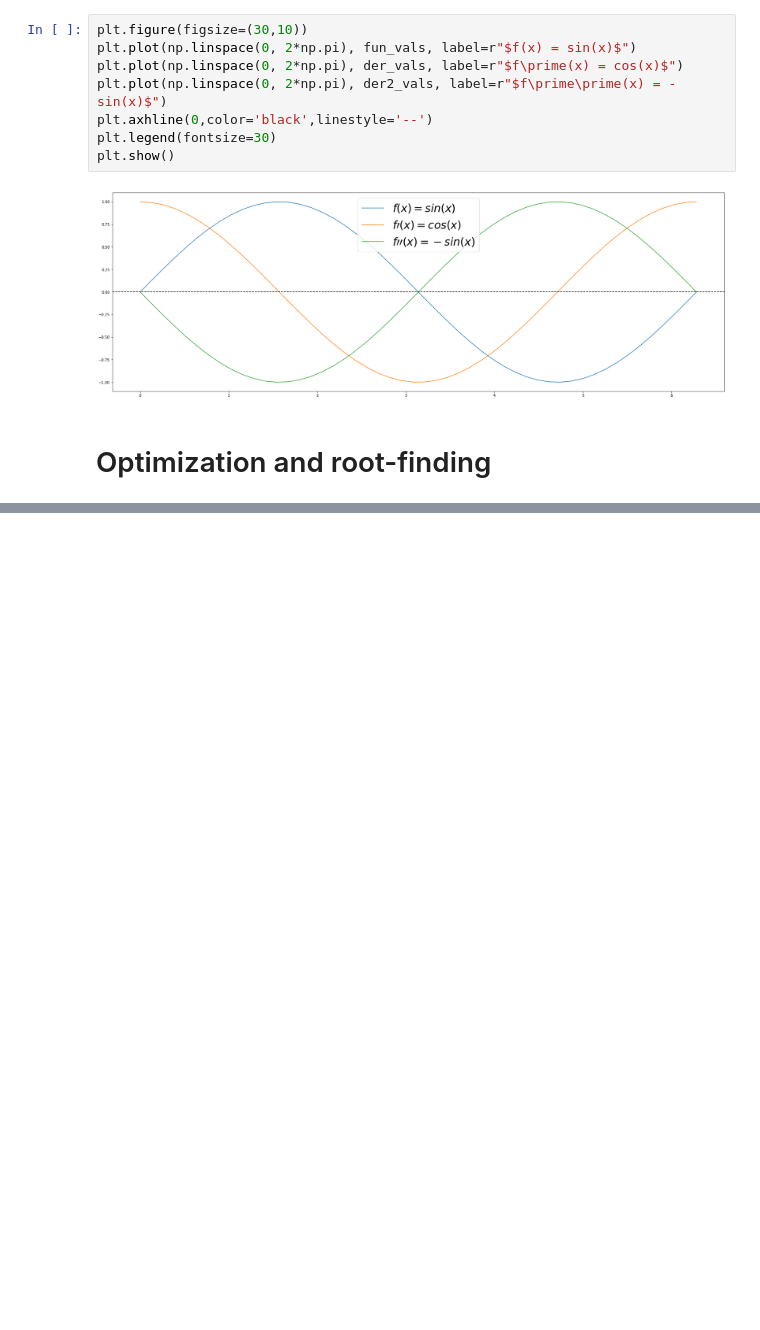
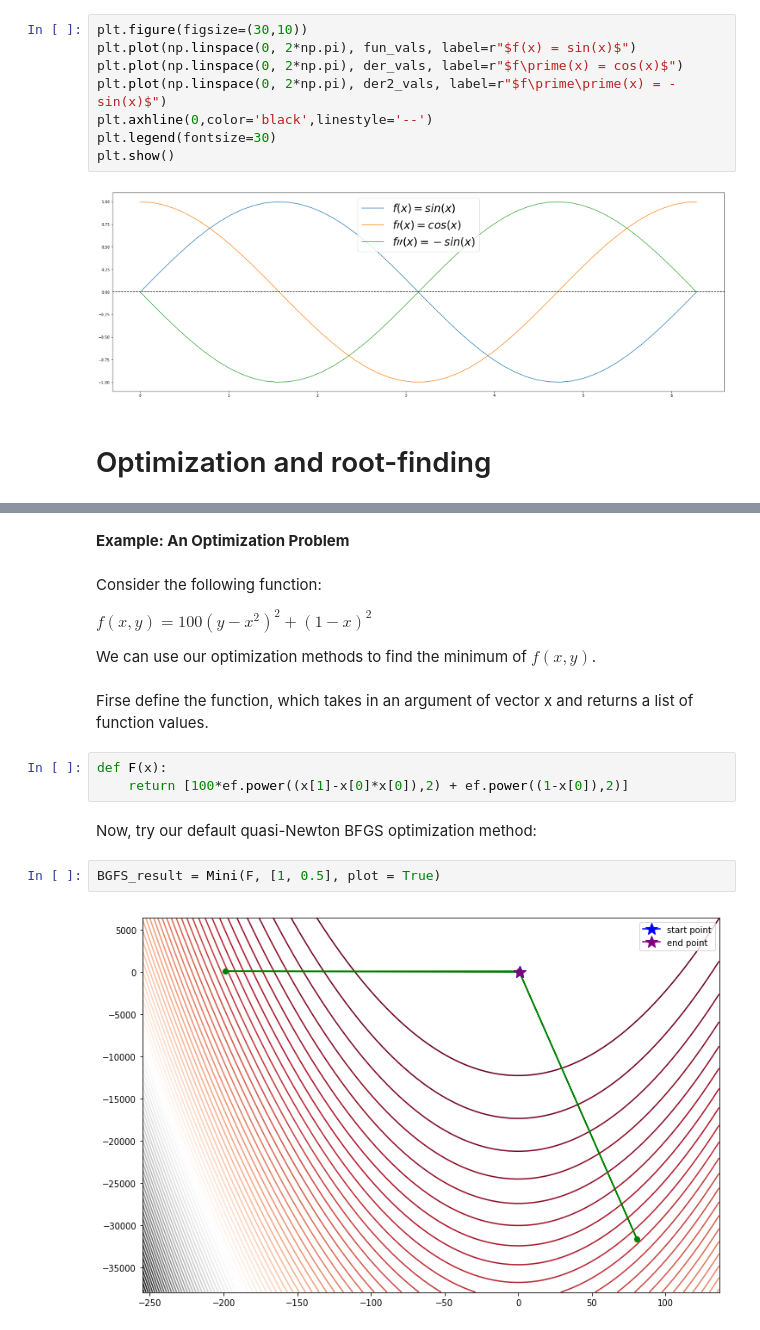
Before and after one commit to CS207ProjectGroup8/cs207-FinalProject, a Jupyter notebook: docs/tutorial.ipynb, the cells around one changed output, grey strips where cells are left out. Saved outputs shown, nothing was run; the diff lists cells and outputs as text; blank space fills up the shorter version.

```diff
--- a/docs/tutorial.ipynb
+++ b/docs/tutorial.ipynb
@@ -66,0 +67,19 @@ plt.show()
+# %% [markdown]
+**Example: An Optimization Problem**
+# %% [markdown]
+Consider the following function:
+
+$f(x, y) = 100 (y-x^2)^2 + (1-x)^2$
+
+We can use our optimization methods to find the minimum of $f(x, y)$.
+# %% [markdown]
+Firse define the function, which takes in an argument of vector x and returns a list of function values.
+# %%
+def F(x):
+    return [100*ef.power((x[1]-x[0]*x[0]),2) + ef.power((1-x[0]),2)]
+# %% [markdown]
+Now, try our default quasi-Newton BFGS optimization method:
+# %%
+BGFS_result = Mini(F, [1, 0.5], plot = True)
+# %% [output]
+[figure, added]
```
Also changed, not shown: parts of 16 cells of this notebook.
